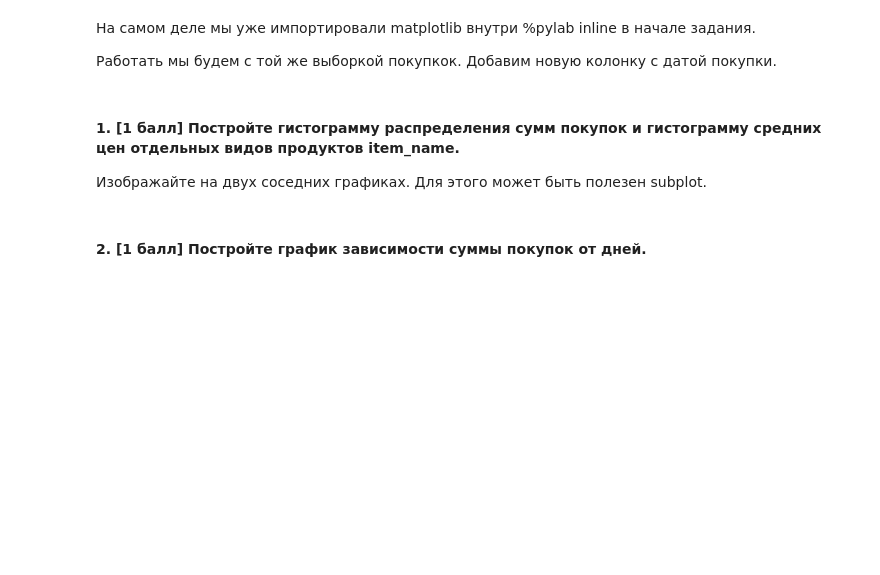
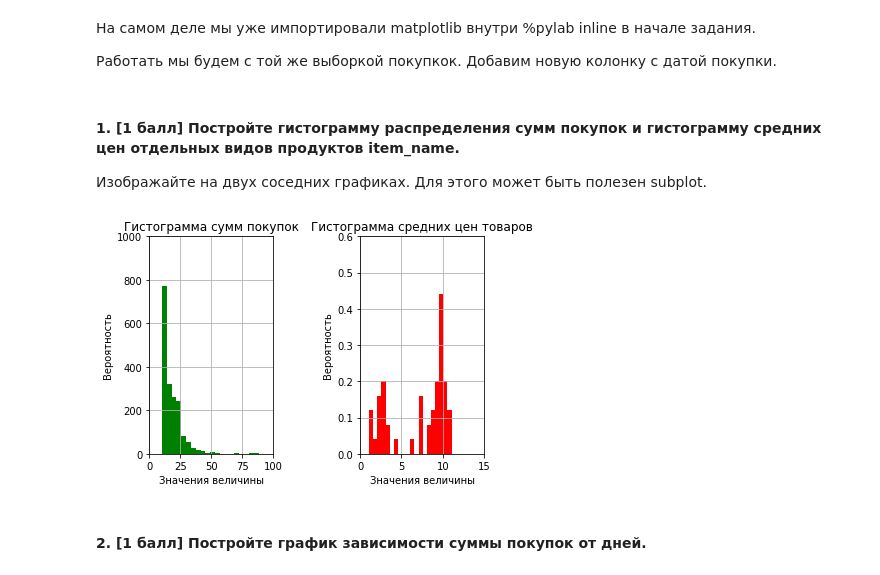
Before and after one commit to hse-mlearn/ha-01-yulia537, a Jupyter notebook: homework-practice-01.ipynb, the cells around one changed output. Drawn from its saved outputs; the diff is of its cells as text; code cells hidden in the pictures; blank space fills up the shorter version.

```diff
--- a/homework-practice-01.ipynb
+++ b/homework-practice-01.ipynb
@@ -122,2 +181,5 @@ import pandas as pd
+# %%
+#создаем новый признак
+df['new_item_price'] = df.apply(lambda row: row.item_price[1:], axis=1).astype('float')
 # %% [markdown]
 Какая средняя/минимальная/максимальная цена у товара?
@@ -125,0 +186,3 @@ import pandas as pd
+# %%
+# созданим признак, который отражает цену товара за единицу
+df['unit_price'] = df.apply(lambda row: row.new_item_price / row.quantity, axis=1).astype('float')
@@ -130,3 +200,5 @@ import pandas as pd
+# %%
+df = df.drop(columns=['item_price'])
 # %% [markdown]
 #### 5. [0.25 баллов] Какие 5 товаров были самыми дешёвыми и самыми дорогими? (по item_name)
 
@@ -201,2 +318,31 @@ df['date'] = df.order_id.map(dates['date'])
+# %%
+#группируем заказы по номеру
+df_sum = df.groupby(['order_id']).sum()
+
+#группируем товары по названию
+df_mean = df.groupby(['item_name']).mean()
+# %%
+plt.subplot(1, 2, 1)
+plt.hist(df_sum['new_item_price'], bins=50, facecolor='g')
+plt.xlabel('Значения величины')
+plt.ylabel('Вероятность')
+plt.title('Гистограмма сумм покупок')
+plt.xlim(0, 100)
+plt.ylim(0, 1000)
+plt.grid(True)
+
+pylab.subplot(1, 2, 2)
+plt.hist(df_mean['unit_price'], bins=20, density=True, facecolor='r')
+plt.xlabel('Значения величины')
+plt.ylabel('Вероятность')
+plt.title('Гистограмма средних цен товаров')
+plt.xlim(0, 15)
+plt.ylim(0, 0.6)
+plt.grid(True)
+
+plt.subplots_adjust(wspace=0.7)
+plt.show()
+# %% [output]
+[figure, added]
 # %% [markdown]
 #### 2. [1 балл] Постройте график зависимости суммы покупок от дней.
```
Also changed, not shown: parts of 45 cells of this notebook, 3 other files.
